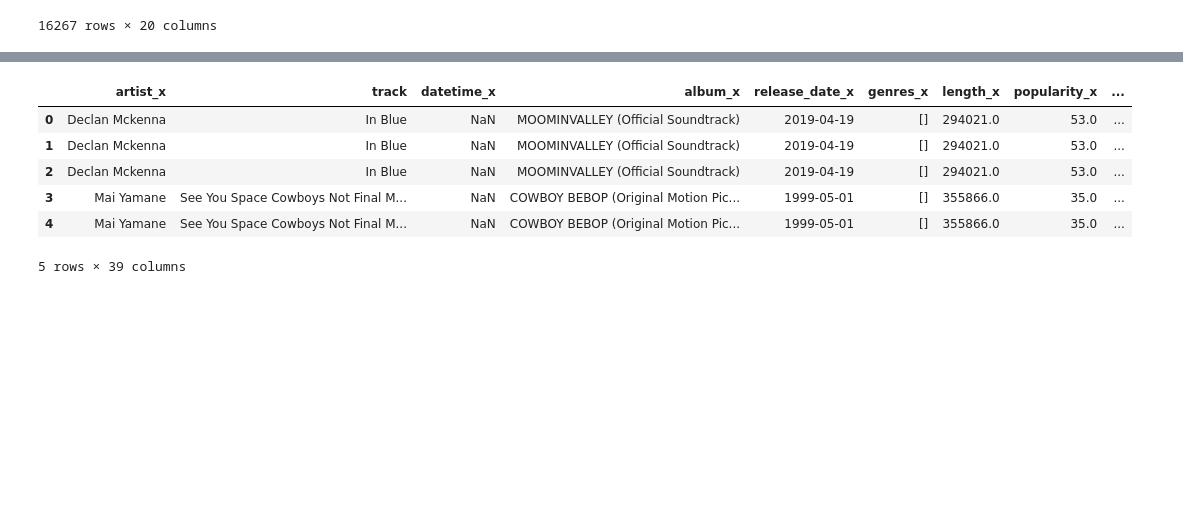
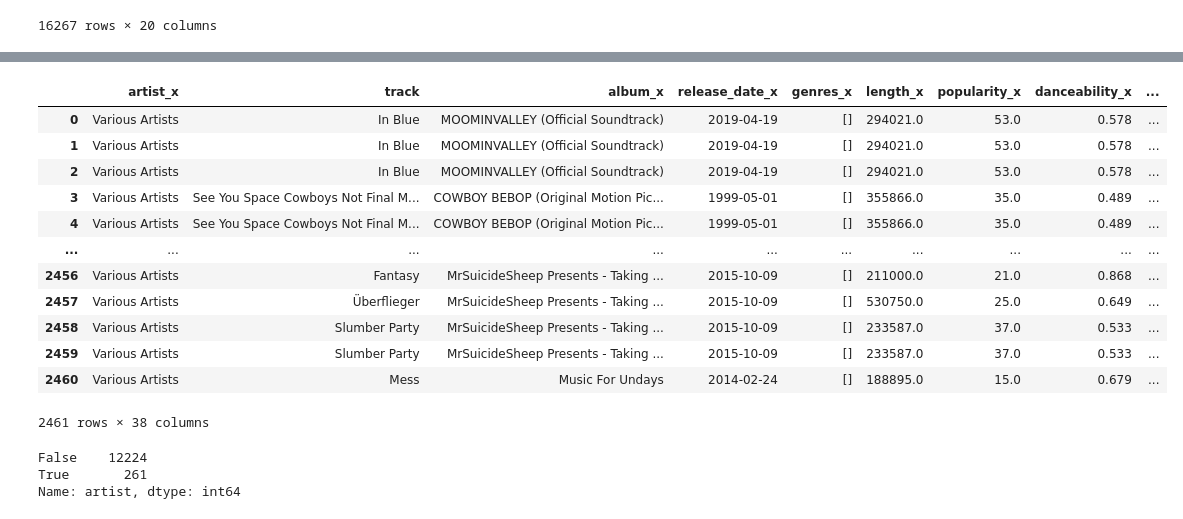
Before and after one commit to SidSaxena/music-analysis, a Jupyter notebook: spotify/spotify_final.ipynb, the cells around one changed output, grey strips where cells are left out. Cells and saved outputs as stored; diff of their text form; code cells hidden in the pictures; blank space fills up the shorter version.

```diff
--- a/spotify/spotify_final.ipynb
+++ b/spotify/spotify_final.ipynb
@@ -494,3 +511,18 @@ failed_features
 # %%
 test = pd.merge(failed_features, failed_not_features, on='track')
+test
+# %% [output]
+|  | artist_x | track | album_x | release_date_x | genres_x | length_x | popularity_x | danceability_x | ... |
+| 0 | Various Artists | In Blue | MOOMINVALLEY (Official Soundtrack) | 2019-04-19 | [] | 294021.0 | 53.0 | 0.578 | ... |
+| 1 | Various Artists | In Blue | MOOMINVALLEY (Official Soundtrack) | 2019-04-19 | [] | 294021.0 | 53.0 | 0.578 | ... |
+| 2 | Various Artists | In Blue | MOOMINVALLEY (Official Soundtrack) | 2019-04-19 | [] | 294021.0 | 53.0 | 0.578 | ... |
+| 3 | Various Artists | See You Space Cowboys Not Final M... | COWBOY BEBOP (Original Motion Pic... | 1999-05-01 | [] | 355866.0 | 35.0 | 0.489 | ... |
+| 4 | Various Artists | See You Space Cowboys Not Final M... | COWBOY BEBOP (Original Motion Pic... | 1999-05-01 | [] | 355866.0 | 35.0 | 0.489 | ... |
+| ... | ... | ... | ... | ... | ... | ... | ... | ... | ... |
+| 2456 | Various Artists | Fantasy | MrSuicideSheep Presents - Taking ... | 2015-10-09 | [] | 211000.0 | 21.0 | 0.868 | ... |
+| 2457 | Various Artists | Überflieger | MrSuicideSheep Presents - Taking ... | 2015-10-09 | [] | 530750.0 | 25.0 | 0.649 | ... |
+| 2458 | Various Artists | Slumber Party | MrSuicideSheep Presents - Taking ... | 2015-10-09 | [] | 233587.0 | 37.0 | 0.533 | ... |
+| 2459 | Various Artists | Slumber Party | MrSuicideSheep Presents - Taking ... | 2015-10-09 | [] | 233587.0 | 37.0 | 0.533 | ... |
+| 2460 | Various Artists | Mess | Music For Undays | 2014-02-24 | [] | 188895.0 | 15.0 | 0.679 | ... |
+2461 rows × 38 columns
 # %%
@@ -498,13 +531,9 @@ test['artist_x'] = test['artist_y']
-# %%
-test.head()
-# %% [output]
-|  | artist_x | track | datetime_x | album_x | release_date_x | genres_x | length_x | popularity_x | ... |
-| 0 | Declan Mckenna | In Blue | NaN | MOOMINVALLEY (Official Soundtrack) | 2019-04-19 | [] | 294021.0 | 53.0 | ... |
-| 1 | Declan Mckenna | In Blue | NaN | MOOMINVALLEY (Official Soundtrack) | 2019-04-19 | [] | 294021.0 | 53.0 | ... |
-| 2 | Declan Mckenna | In Blue | NaN | MOOMINVALLEY (Official Soundtrack) | 2019-04-19 | [] | 294021.0 | 53.0 | ... |
-| 3 | Mai Yamane | See You Space Cowboys Not Final M... | NaN | COWBOY BEBOP (Original Motion Pic... | 1999-05-01 | [] | 355866.0 | 35.0 | ... |
-| 4 | Mai Yamane | See You Space Cowboys Not Final M... | NaN | COWBOY BEBOP (Original Motion Pic... | 1999-05-01 | [] | 355866.0 | 35.0 | ... |
-5 rows × 39 columns
+# %%
+(scrobbles_features['artist'] == 'Various Artists').value_counts()
+# %% [output]
+False    12224
+True       261
+Name: artist, dtype: int64
 # %%
 test_no_y = test.drop(test.columns[test.columns.str.contains('y',case = False)],axis = 1)
 # %%
```
Also changed, not shown: parts of 8 cells of this notebook.
